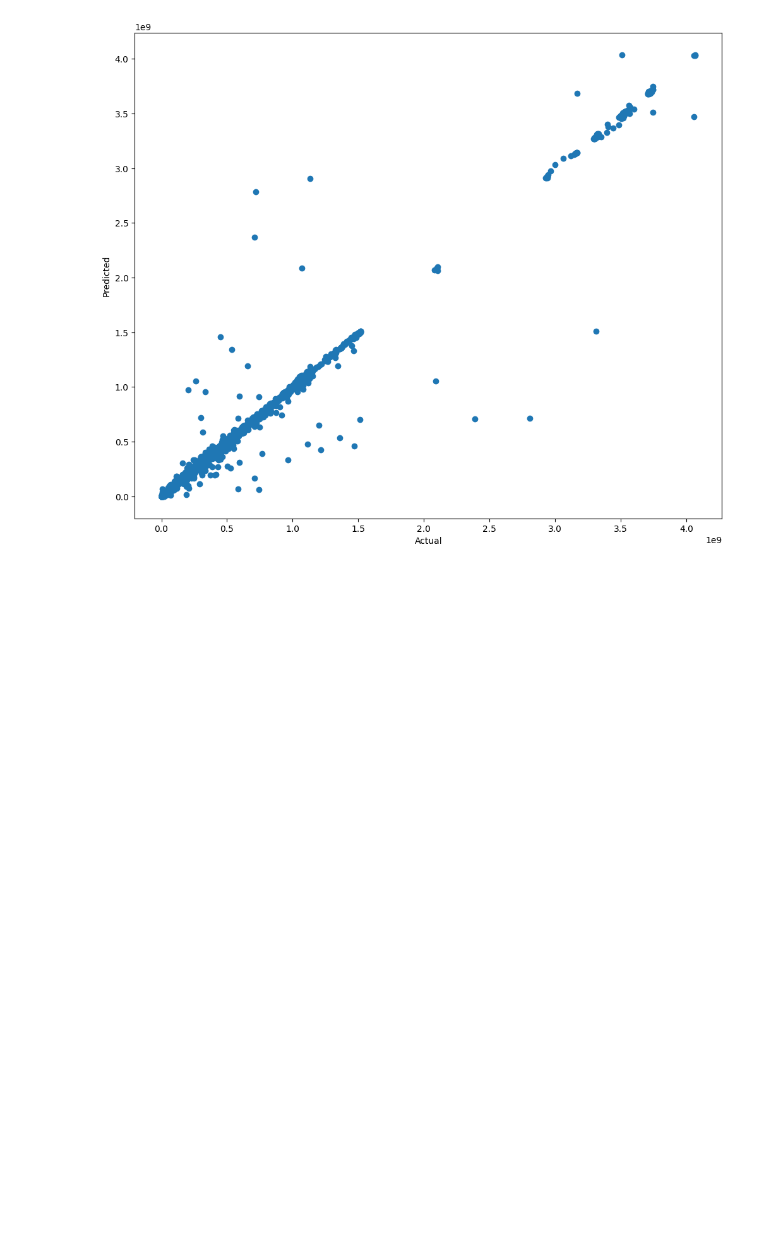
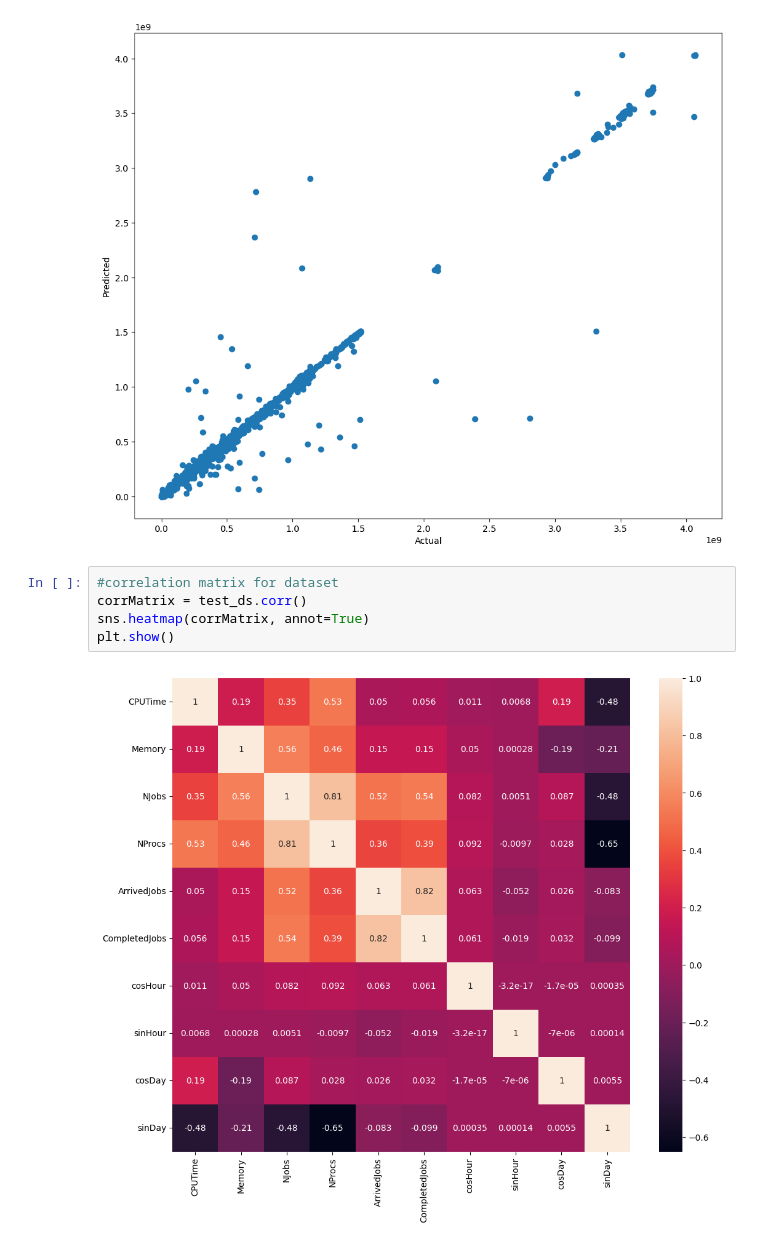
Before and after one commit to alextsaf/Thesis-NTUA, a Jupyter notebook: window.ipynb, the cells around one changed output. Drawn from its saved outputs; the diff is of its cells as text; blank space fills up the shorter version.

```diff
--- a/window.ipynb
+++ b/window.ipynb
@@ -329,3 +474,10 @@ plt.ylabel('Predicted')
 plt.show()
 # %% [output]
 [figure]
+# %%
+#correlation matrix for dataset
+corrMatrix = test_ds.corr()
+sns.heatmap(corrMatrix, annot=True)
+plt.show()
+# %% [output]
+[figure, added]
```
Also changed, not shown: parts of 20 cells of this notebook.
